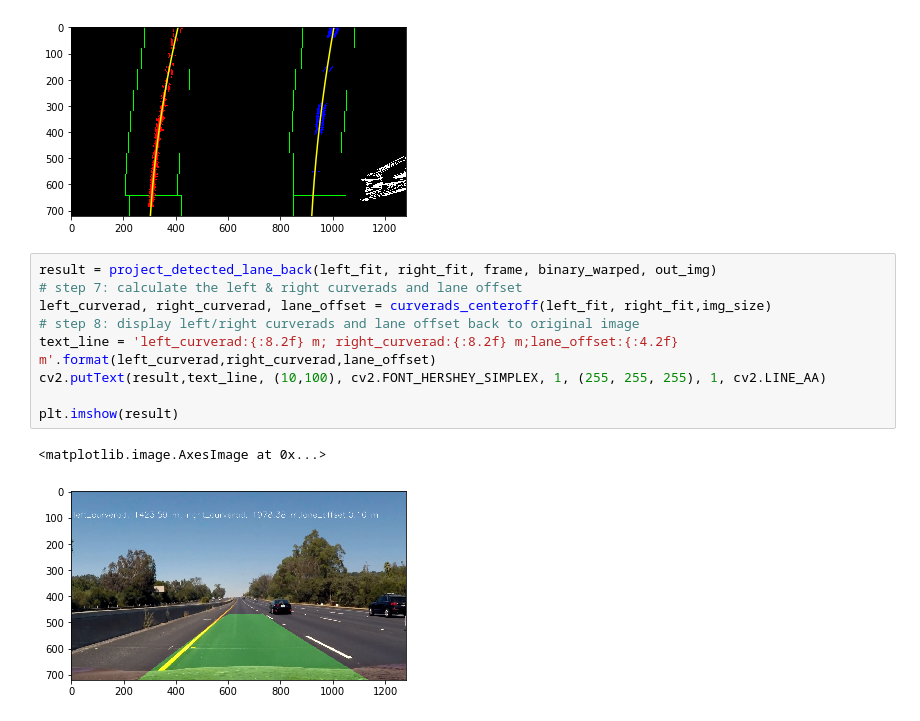
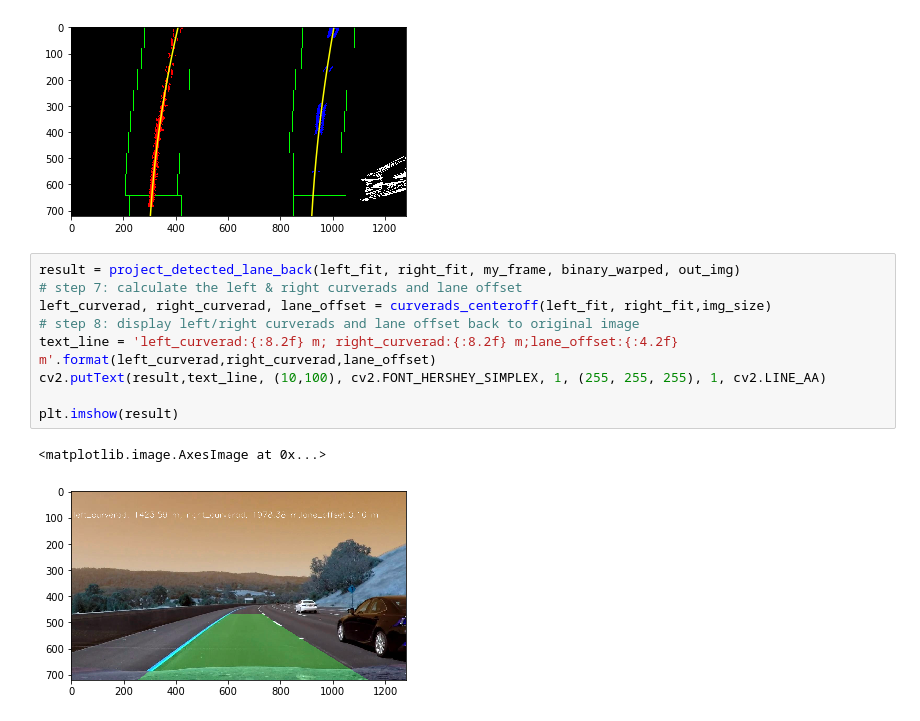
Before and after one commit to aimllifetime/advanced_lane_finding, a Jupyter notebook: advanced_find.ipynb, the cells around one changed output. Drawn from its saved outputs; the diff is of its cells as text.

```diff
--- a/advanced_find.ipynb
+++ b/advanced_find.ipynb
@@ -685,14 +685,14 @@ print(left_fit, right_fit)
 [  1.15373272e-04  -2.29521187e-01   4.08704489e+02] [  8.30131412e-05  -1.77029980e-01   1.00465453e+03]
 [figure]
 # %%
-result = project_detected_lane_back(left_fit, right_fit, frame, binary_warped, out_img)
+result = project_detected_lane_back(left_fit, right_fit, my_frame, binary_warped, out_img)
 # step 7: calculate the left & right curverads and lane offset
 left_curverad, right_curverad, lane_offset = curverads_centeroff(left_fit, right_fit,img_size)
 # step 8: display left/right curverads and lane offset back to original image
 text_line = 'left_curverad:{:8.2f} m; right_curverad:{:8.2f} m;lane_offset:{:4.2f} m'.format(left_curverad,right_curverad,lane_offset)
 cv2.putText(result,text_line, (10,100), cv2.FONT_HERSHEY_SIMPLEX, 1, (255, 255, 255), 1, cv2.LINE_AA)
 
 plt.imshow(result)
 # %% [output]
 <matplotlib.image.AxesImage at 0x...>
-[figure, old version]
+[figure, new version]
```
